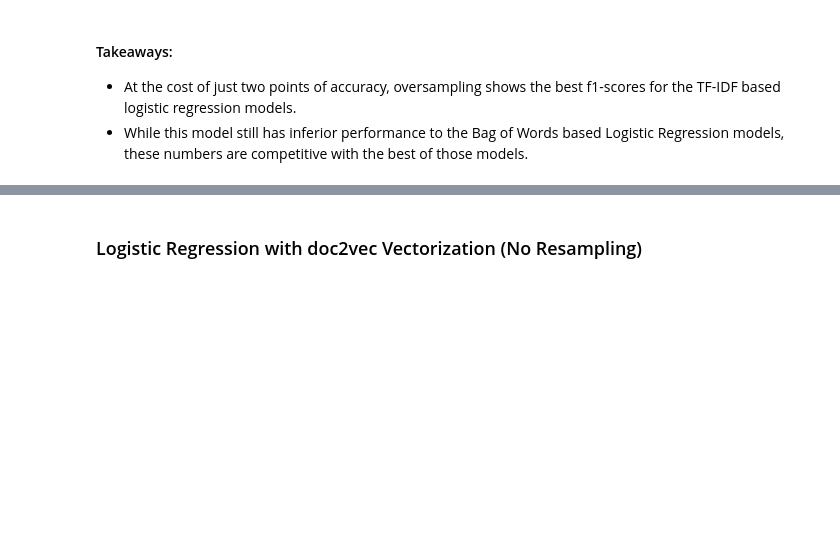
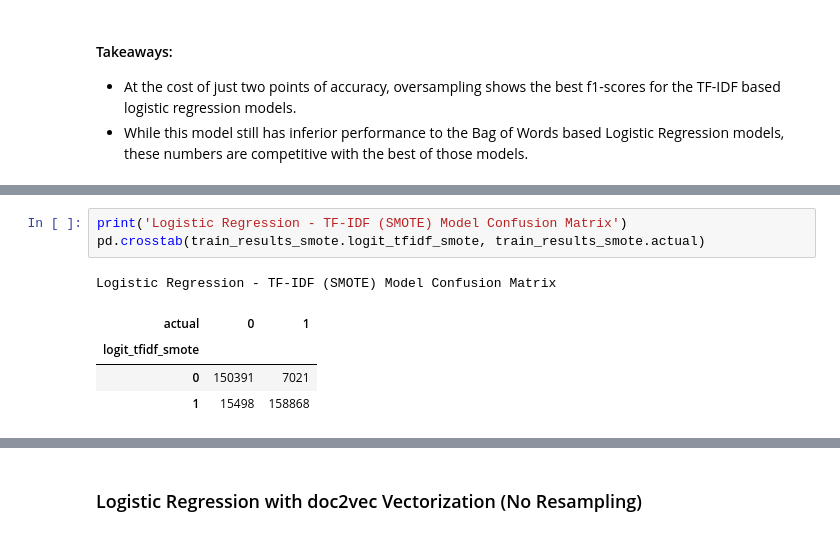
Before and after one commit to adam-gomez/finding-fake-news, a Jupyter notebook: walkthrough.ipynb, the cells around one changed output, grey strips where cells are left out. Cells and saved outputs as stored; diff of their text form; blank space fills up the shorter version.

```diff
--- a/walkthrough.ipynb
+++ b/walkthrough.ipynb
@@ -1642,0 +1667,9 @@ weighted avg       0.93      0.93      0.93    331778
+# %%
+print('Logistic Regression - TF-IDF (SMOTE) Model Confusion Matrix')
+pd.crosstab(train_results_smote.logit_tfidf_smote, train_results_smote.actual)
+# %% [output]
+Logistic Regression - TF-IDF (SMOTE) Model Confusion Matrix
+| actual | 0 | 1 |
+| logit_tfidf_smote |  |  |
+| 0 | 150391 | 7021 |
+| 1 | 15498 | 158868 |
```
Also changed, not shown: parts of 20 cells of this notebook.
